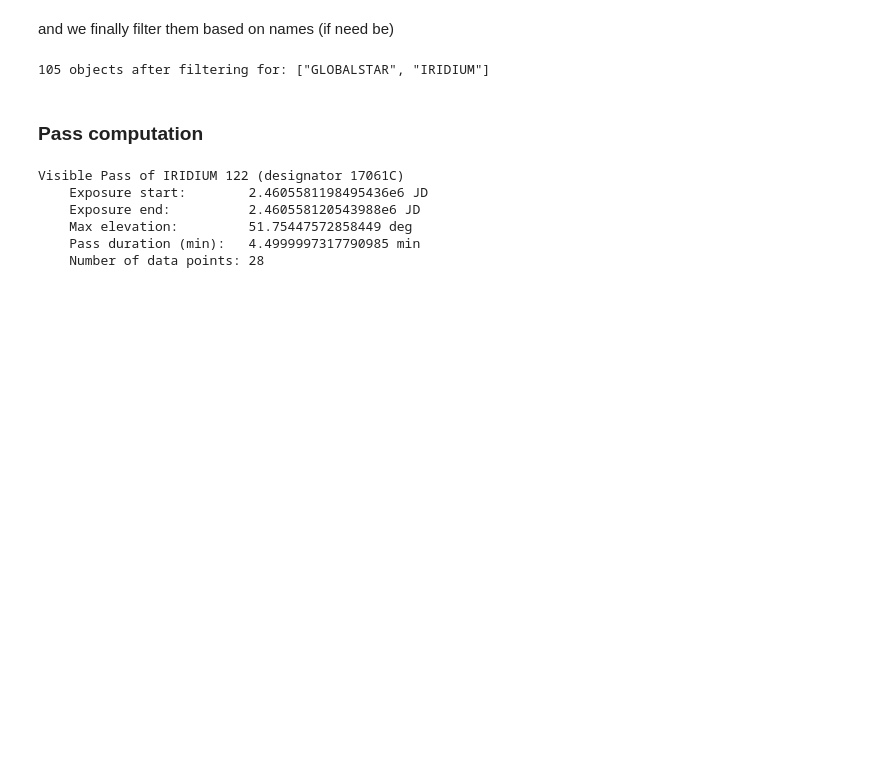
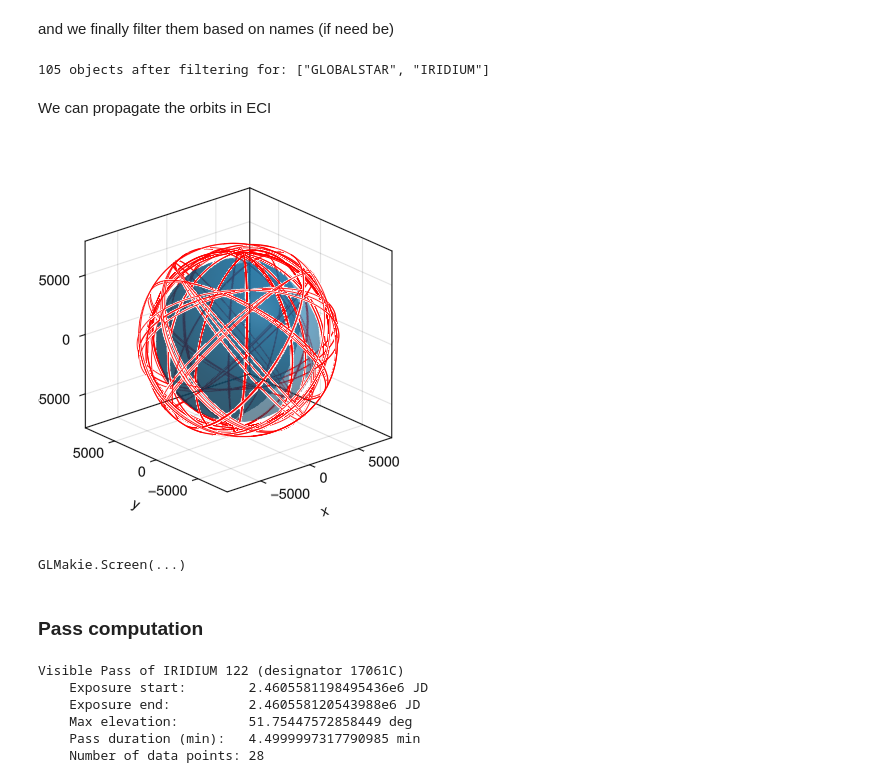
Before and after one commit to Yuricst/TelescopeTasking.jl, a Jupyter notebook: examples/example_STTP.ipynb, the cells around one changed output. Drawn from its saved outputs; the diff is of its cells as text; code cells hidden in the pictures; blank space fills up the shorter version.

```diff
--- a/examples/example_STTP.ipynb
+++ b/examples/example_STTP.ipynb
@@ -73,6 +77,32 @@ tles = TelescopeTasking.filter(tles, names_include = names_include)
 println(names_include)
 # %% [output]
 105 objects after filtering for: ["GLOBALSTAR", "IRIDIUM"]
+# %% [markdown]
+We can propagate the orbits in ECI
+# %%
+# propagation time: 3 hours, expressed in minutes
+dts_min = 0:dt_min:3*60
+
+# initialize figure
+fig = Figure(size=(400, 400))
+ax3 = Axis3(fig[1,1], aspect=:data)
+@showprogress for _tle in tles
+    _sgp4d = sgp4_init(_tle)                                                    # initialize SGP4 propagator for TLE
+    _rs_teme, _vs_teme = zeros(3, length(dts_min)), zeros(3, length(dts_min))   # initialize storage
+
+    # propagate
+    for (_idx,_dt_min) in enumerate(dts_min)
+        _rs_teme[:,_idx], _vs_teme[:,_idx] = sgp4!(_sgp4d, _dt_min)
+    end
+    lines!(ax3, _rs_teme[1,:], _rs_teme[2,:], _rs_teme[3,:], color=:red, linewidth=0.8)
+end
+
+# plot Earth
+mesh!(ax3, Sphere(GeometryBasics.Point3f0(0), 6378.0), alpha=0.7)
+display(fig)
+# %% [output]
+[figure, added]
+GLMakie.Screen(...)
 # %% [markdown]
 ### Pass computation
 # %%
```
Also changed, not shown: parts of 6 cells of this notebook.
